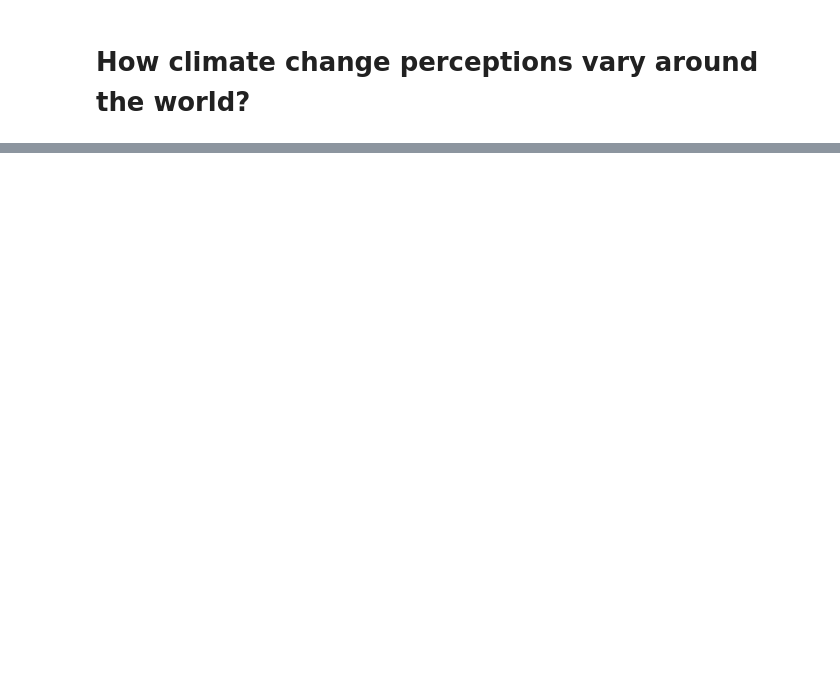
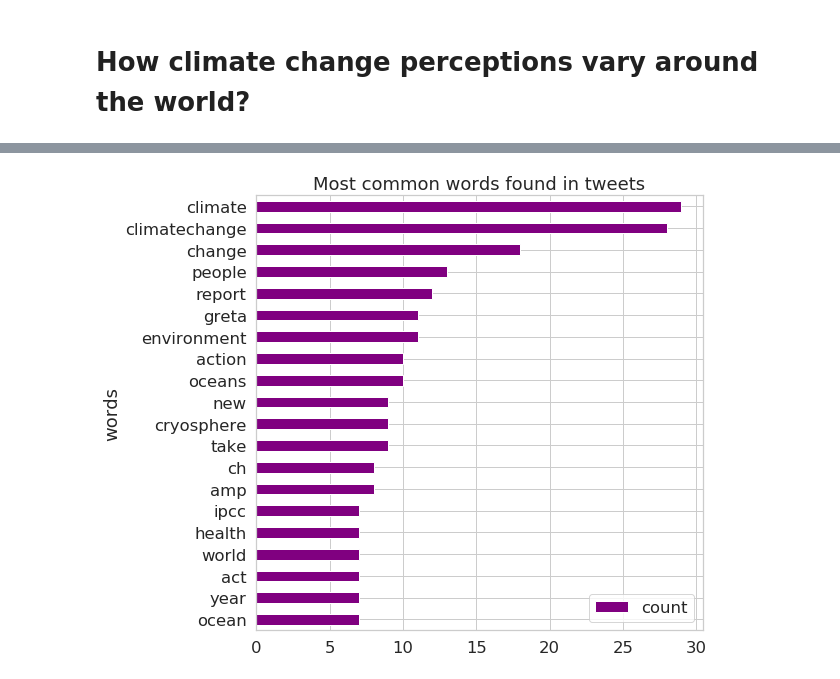
Before and after one commit to IvanaKocanova/Data_Science_Projects, a Jupyter notebook: Climate_change_perceptions.ipynb, the cells around one changed output, grey strips where cells are left out. Drawn from its saved outputs; the diff is of its cells as text; code cells hidden in the pictures; blank space fills up the shorter version.

```diff
--- a/Climate_change_perceptions.ipynb
+++ b/Climate_change_perceptions.ipynb
@@ -102,0 +121,4 @@ tweets_df.head()
+# %%
+# Create a list of lists containing lowercase words for each tweet
+lower_tweets = [tweet.lower().split() for tweet in tweets_df.text]
+lower_tweets[:2]
@@ -102,0 +143,6 @@ tweets_df.head()
+# %%
+# Remove stopwords
+stop_words = set(stopwords.words('english'))
+tweets_nsw = [[word for word in tweet_words if not word in stop_words]
+              for tweet_words in lower_tweets]
+tweets_nsw[:2]
@@ -102,0 +170,16 @@ tweets_df.head()
+# %%
+# Find most frequent words
+all_words_nsw = list(itertools.chain(*tweets_nsw))
+words_count = collections.Counter(all_words_nsw)
+clean_tweets_nsw = pd.DataFrame(words_count.most_common(20), columns=['words', 'count'])
+
+# Plot horizontal bar graph
+fig, ax = plt.subplots(figsize=(8, 8))
+clean_tweets_nsw.sort_values(by='count').plot.barh(x='words',
+                                                  y='count',
+                                                  ax=ax,
+                                                  color='purple')
+ax.set_title("Most common words found in tweets")
+plt.show()
+# %% [output]
+[figure, added]
```
Also changed, not shown: parts of 7 cells of this notebook.
